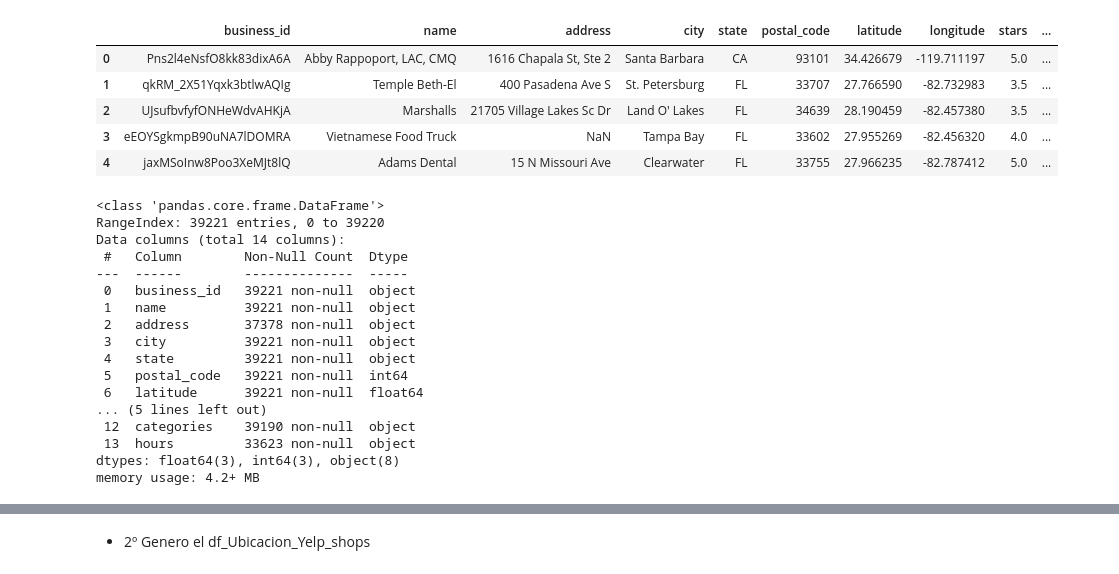
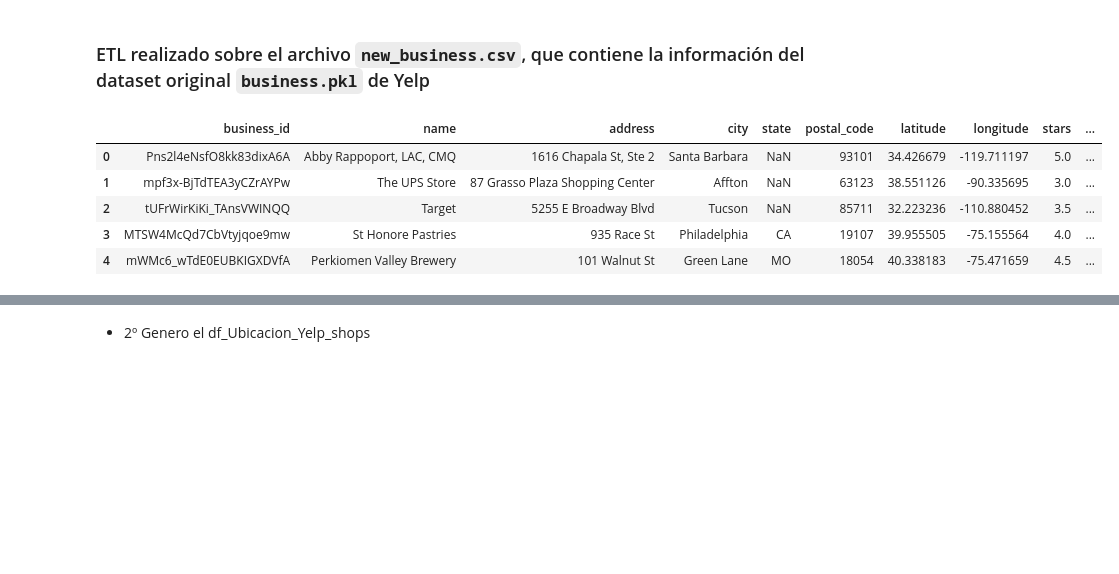
Before and after one commit to shdata12/data12-pf-google-yelp, a Jupyter notebook: ETL_Yelp_shops.ipynb, the cells around one changed output, grey strips where cells are left out. Drawn from its saved outputs; the diff is of its cells as text; code cells hidden in the pictures; blank space fills up the shorter version.

```diff
--- a/ETL_Yelp_shops.ipynb
+++ b/ETL_Yelp_shops.ipynb
@@ -1,2 +1,4 @@
+# %% [markdown]
+### ETL realizado sobre el archivo `new_business.csv`, que contiene la información del dataset original `business.pkl` de Yelp
 # %%
 import pandas as pd
@@ -5,29 +5,14 @@ df_business = pd.read_csv('Yelp_business.csv', sep=";")
+# %%
+csv_file_path = "c:/Users/PC/Documents/RawDataPF_Henry/Yelp/new_business.csv"
+
+# Cargar el objeto desde el archivo .csv
+df_business_Yelp = pd.read_csv(csv_file_path, sep=";")
 # %%
-df_business.head()
+df_business_Yelp.head()
 # %% [output]
 |  | business_id | name | address | city | state | postal_code | latitude | longitude | stars | ... |
-| 0 | Pns2l4eNsfO8kk83dixA6A | Abby Rappoport, LAC, CMQ | 1616 Chapala St, Ste 2 | Santa Barbara | CA | 93101 | 34.426679 | -119.711197 | 5.0 | ... |
-| 1 | qkRM_2X51Yqxk3btlwAQIg | Temple Beth-El | 400 Pasadena Ave S | St. Petersburg | FL | 33707 | 27.766590 | -82.732983 | 3.5 | ... |
-| 2 | UJsufbvfyfONHeWdvAHKjA | Marshalls | 21705 Village Lakes Sc Dr | Land O' Lakes | FL | 34639 | 28.190459 | -82.457380 | 3.5 | ... |
-| 3 | eEOYSgkmpB90uNA7lDOMRA | Vietnamese Food Truck | NaN | Tampa Bay | FL | 33602 | 27.955269 | -82.456320 | 4.0 | ... |
-| 4 | jaxMSoInw8Poo3XeMJt8lQ | Adams Dental | 15 N Missouri Ave | Clearwater | FL | 33755 | 27.966235 | -82.787412 | 5.0 | ... |
+| 0 | Pns2l4eNsfO8kk83dixA6A | Abby Rappoport, LAC, CMQ | 1616 Chapala St, Ste 2 | Santa Barbara | NaN | 93101 | 34.426679 | -119.711197 | 5.0 | ... |
+| 1 | mpf3x-BjTdTEA3yCZrAYPw | The UPS Store | 87 Grasso Plaza Shopping Center | Affton | NaN | 63123 | 38.551126 | -90.335695 | 3.0 | ... |
+| 2 | tUFrWirKiKi_TAnsVWINQQ | Target | 5255 E Broadway Blvd | Tucson | NaN | 85711 | 32.223236 | -110.880452 | 3.5 | ... |
+| 3 | MTSW4McQd7CbVtyjqoe9mw | St Honore Pastries | 935 Race St | Philadelphia | CA | 19107 | 39.955505 | -75.155564 | 4.0 | ... |
+| 4 | mWMc6_wTdE0EUBKIGXDVfA | Perkiomen Valley Brewery | 101 Walnut St | Green Lane | MO | 18054 | 40.338183 | -75.471659 | 4.5 | ... |
-# %%
-df_business.info()
-# %% [output]
-<class 'pandas.core.frame.DataFrame'>
-RangeIndex: 39221 entries, 0 to 39220
-Data columns (total 14 columns):
- #   Column        Non-Null Count  Dtype
----  ------        --------------  -----
- 0   business_id   39221 non-null  object
- 1   name          39221 non-null  object
- 2   address       37378 non-null  object
- 3   city          39221 non-null  object
- 4   state         39221 non-null  object
- 5   postal_code   39221 non-null  int64
- 6   latitude      39221 non-null  float64
-... (5 lines left out)
- 12  categories    39190 non-null  object
- 13  hours         33623 non-null  object
-dtypes: float64(3), int64(3), object(8)
-memory usage: 4.2+ MB
```
Also changed, not shown: parts of 59 cells of this notebook.
